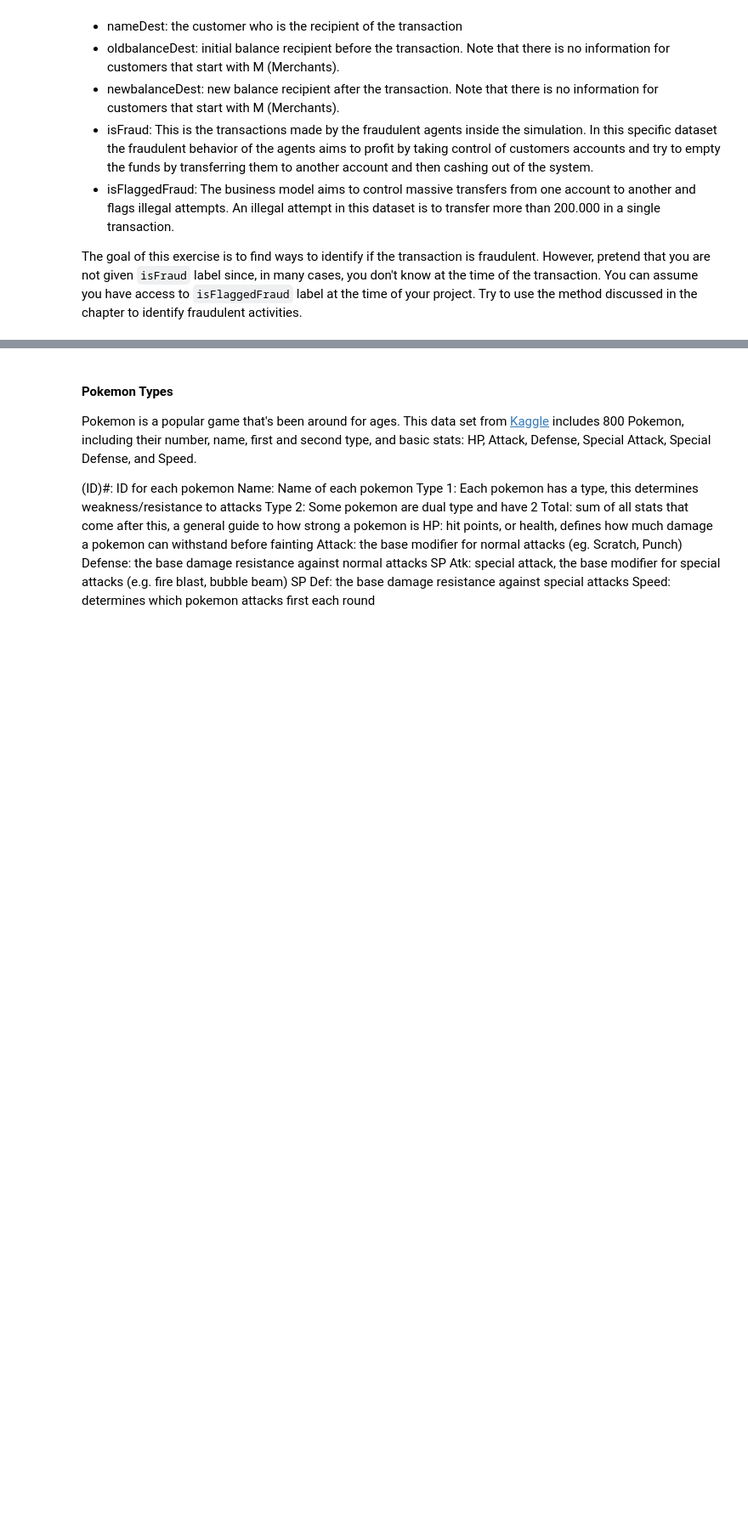
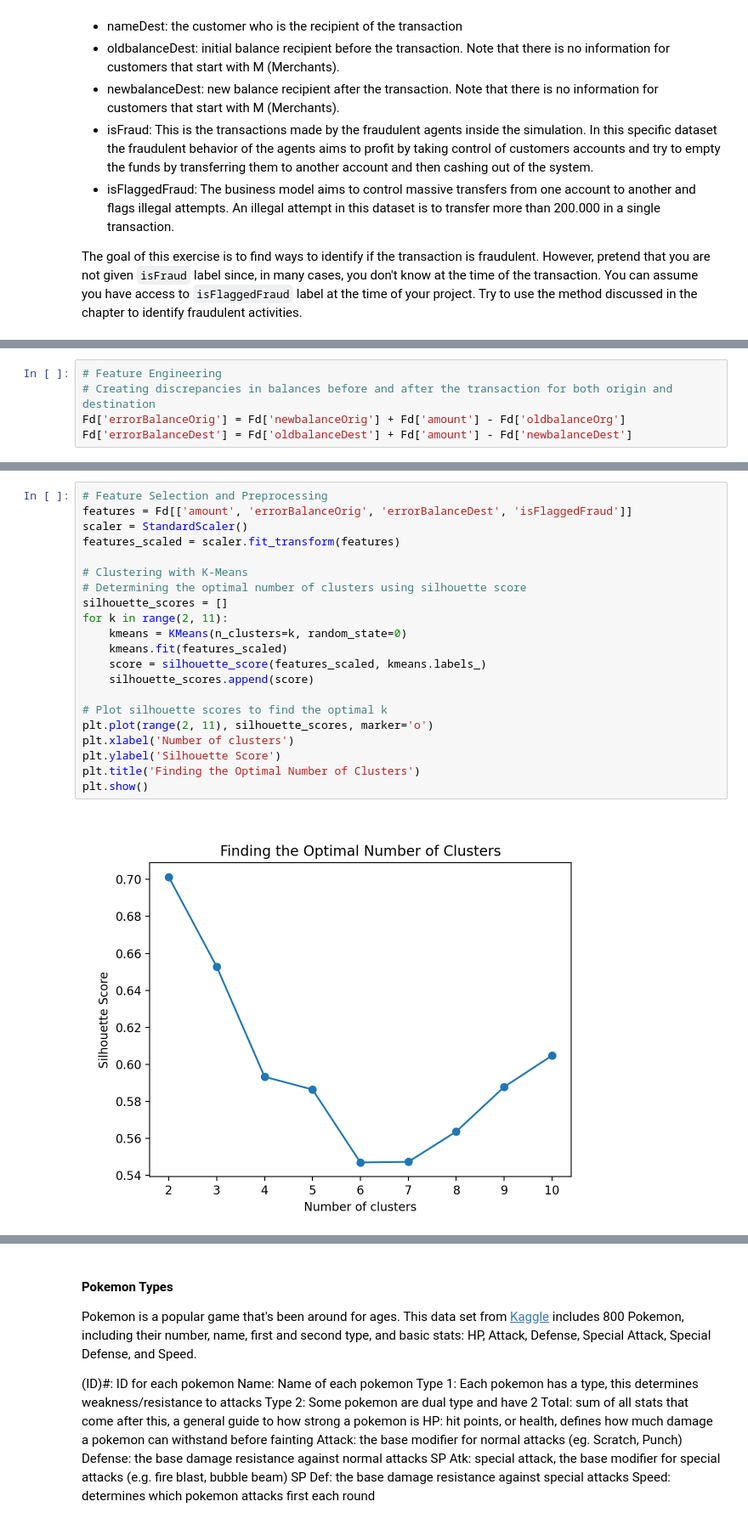
Before and after one commit to BU-MSSP-Classroom/MA679_Spring2024_09_unsupervised-fengyuanshen, a Jupyter notebook: Ch12_Unsupervised_Python.ipynb, the cells around one changed output, grey strips where cells are left out. Shown at 85% size. Cells and saved outputs as stored; diff of their text form; blank space fills up the shorter version.

```diff
--- a/Ch12_Unsupervised_Python.ipynb
+++ b/Ch12_Unsupervised_Python.ipynb
@@ -56,0 +89,5 @@ The goal of this exercise is to find ways to identify if the transaction is frau
+# %%
+# Feature Engineering
+# Creating discrepancies in balances before and after the transaction for both origin and destination
+Fd['errorBalanceOrig'] = Fd['newbalanceOrig'] + Fd['amount'] - Fd['oldbalanceOrg']
+Fd['errorBalanceDest'] = Fd['oldbalanceDest'] + Fd['amount'] - Fd['newbalanceDest']
@@ -56,0 +145,23 @@ The goal of this exercise is to find ways to identify if the transaction is frau
+# %%
+# Feature Selection and Preprocessing
+features = Fd[['amount', 'errorBalanceOrig', 'errorBalanceDest', 'isFlaggedFraud']]
+scaler = StandardScaler()
+features_scaled = scaler.fit_transform(features)
+
+# Clustering with K-Means
+# Determining the optimal number of clusters using silhouette score
+silhouette_scores = []
+for k in range(2, 11):
+    kmeans = KMeans(n_clusters=k, random_state=0)
+    kmeans.fit(features_scaled)
+    score = silhouette_score(features_scaled, kmeans.labels_)
+    silhouette_scores.append(score)
+
+# Plot silhouette scores to find the optimal k
+plt.plot(range(2, 11), silhouette_scores, marker='o')
+plt.xlabel('Number of clusters')
+plt.ylabel('Silhouette Score')
+plt.title('Finding the Optimal Number of Clusters')
+plt.show()
+# %% [output]
+[figure, added]
```
Also changed, not shown: parts of 9 cells of this notebook.
